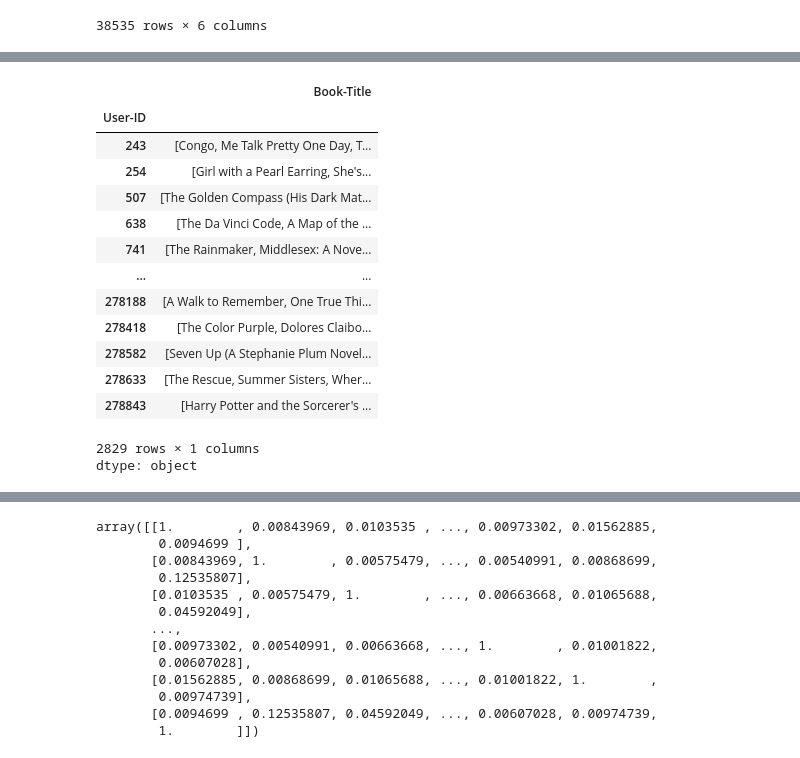
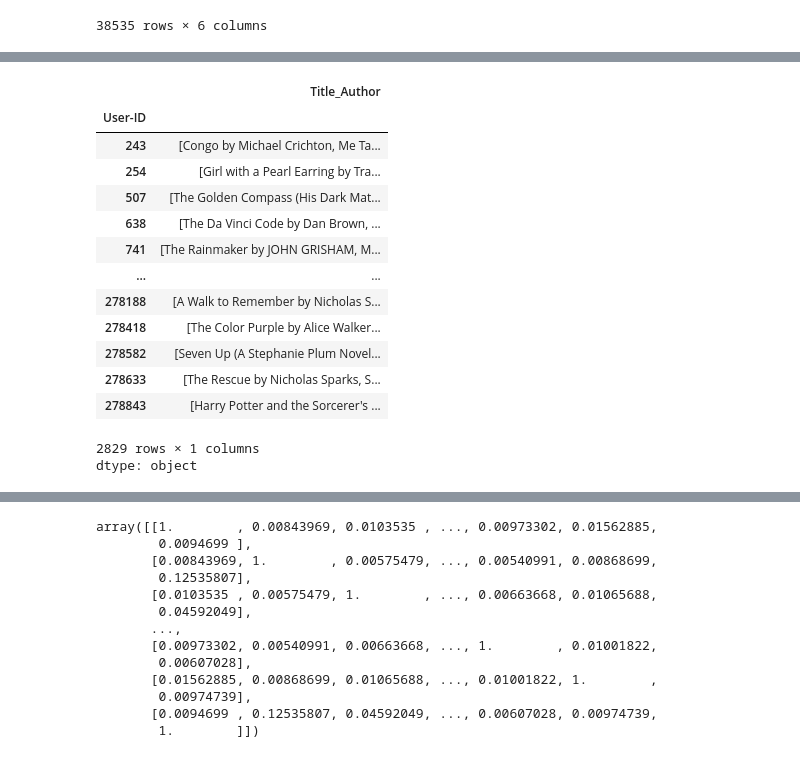
Before and after one commit to vidhan66/Book-Recommendation-System, a Jupyter notebook: Book_Recommendation_System.ipynb, the cells around one changed output, grey strips where cells are left out. Cells and saved outputs as stored; diff of their text form; code cells hidden in the pictures.

Commit message:
Updated user preferences

```diff
--- a/Book_Recommendation_System.ipynb
+++ b/Book_Recommendation_System.ipynb
@@ -293,19 +310,19 @@ CBF_data
 # %%
-user_preferences = CBF_data.groupby('User-ID')['Book-Title'].apply(list)
+user_preferences = CBF_data.groupby('User-ID')['Title_Author'].apply(list)
 user_preferences
 # %% [output]
-|  | Book-Title |
+|  | Title_Author |
 | User-ID |  |
-| 243 | [Congo, Me Talk Pretty One Day, T... |
-| 254 | [Girl with a Pearl Earring, She's... |
+| 243 | [Congo by Michael Crichton, Me Ta... |
+| 254 | [Girl with a Pearl Earring by Tra... |
 | 507 | [The Golden Compass (His Dark Mat... |
-| 638 | [The Da Vinci Code, A Map of the ... |
-| 741 | [The Rainmaker, Middlesex: A Nove... |
+| 638 | [The Da Vinci Code by Dan Brown, ... |
+| 741 | [The Rainmaker by JOHN GRISHAM, M... |
 | ... | ... |
-| 278188 | [A Walk to Remember, One True Thi... |
-| 278418 | [The Color Purple, Dolores Claibo... |
+| 278188 | [A Walk to Remember by Nicholas S... |
+| 278418 | [The Color Purple by Alice Walker... |
 | 278582 | [Seven Up (A Stephanie Plum Novel... |
-| 278633 | [The Rescue, Summer Sisters, Wher... |
+| 278633 | [The Rescue by Nicholas Sparks, S... |
 | 278843 | [Harry Potter and the Sorcerer's ... |
 2829 rows × 1 columns
 dtype: object
```
Also changed, not shown: parts of 2 cells of this notebook.
